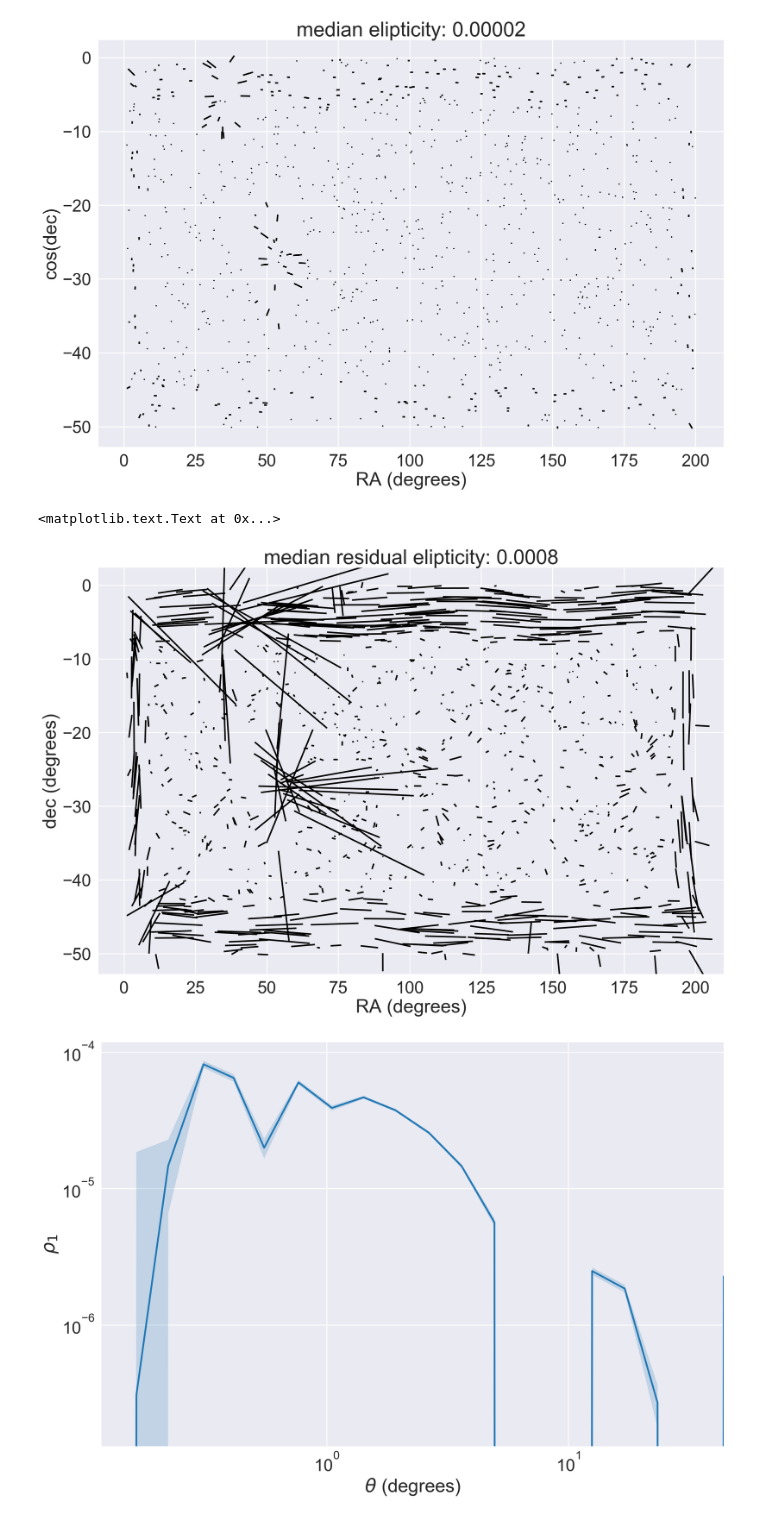
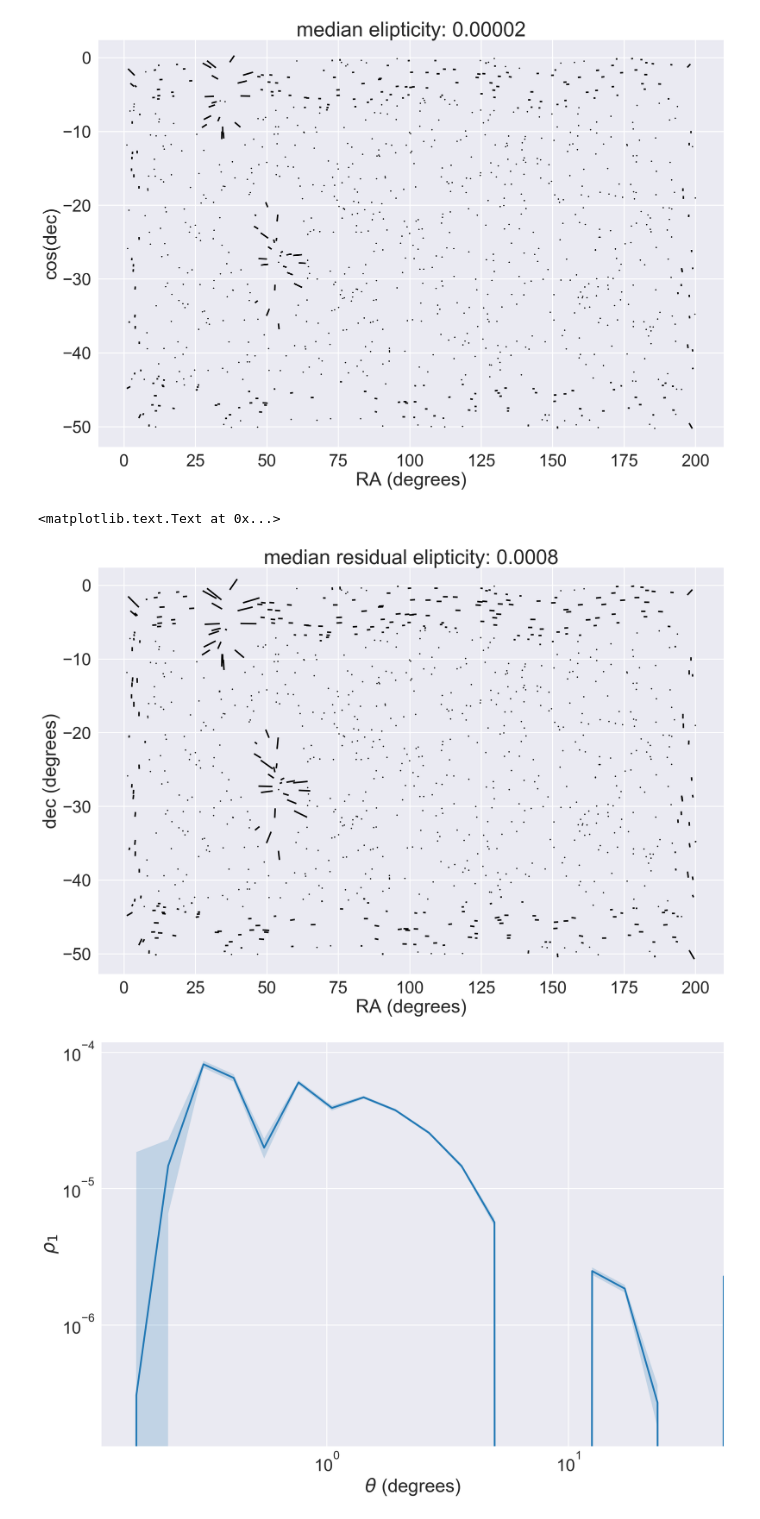
Before and after one commit to hsnee/lsstpsf, a Jupyter notebook: best_case.ipynb, the cells around one changed output. Cells and saved outputs as stored; diff of their text form; code cells hidden in the pictures.

Commit message:
changing scale

```diff
--- a/best_case.ipynb
+++ b/best_case.ipynb
@@ -306,24 +306,24 @@ plt.title(r'median elipticity: {:.5f}'.format(np.median(U)))
 # %%
 X = np.array(best_case.DELTA.e.keys())[:,0]
 Y = np.array(best_case.DELTA.e.keys())[:,1]
 e1 = np.array(best_case.DELTA.e.values())[:,0]
 e2 = np.array(best_case.DELTA.e.values())[:,1]
 angles = np.zeros(len(X))
 U = np.sqrt(e1**2+e2**2)
 for i in range(len(U)):
     angles[i] = r2d(0.5*np.arctan2(e2[i],e1[i]))
 pixel_scale = r2d(1)
 V = np.zeros(np.shape(U))
 Q = plt.quiver(pixel_scale*X,Y*pixel_scale,U,V,angles=angles,
-               headlength=0,headaxislength=0,scale=1/,cmap='viridis')
+               headlength=0,headaxislength=0,scale=1,cmap='viridis')
 plt.xlabel('RA (degrees)')
 plt.ylabel('dec (degrees)')
 # plt.xlim((-5,250))
 # qk = plt.quiverkey(Q, 0.83, 0.75, 0.01, r'$|\Delta e|=0.01$', labelpos='E', coordinates='figure')
 plt.title(r'median residual elipticity: {:.4f}'.format(np.median(U)))
 # %% [output]
 <matplotlib.text.Text at 0x...>
-[figure, old version]
+[figure, new version]
 # %%
 import seaborn
 cat = treecorr.Catalog(g1=e1, g2=e2, ra=X, dec=Y,ra_units='radians',dec_units='radians')
```
